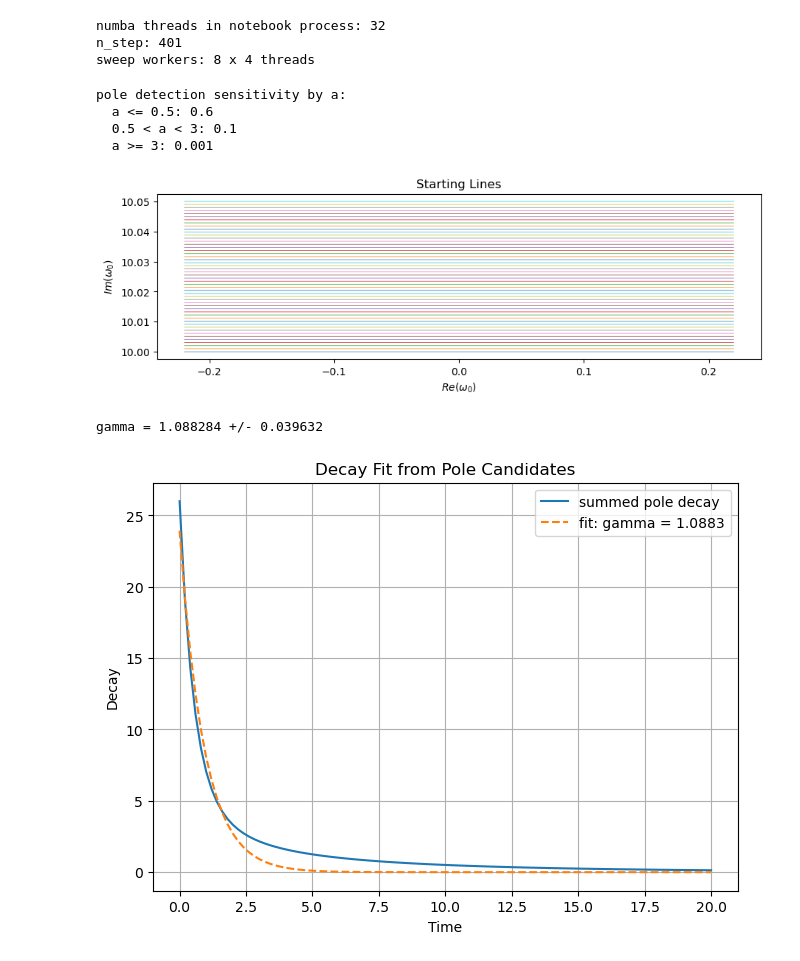
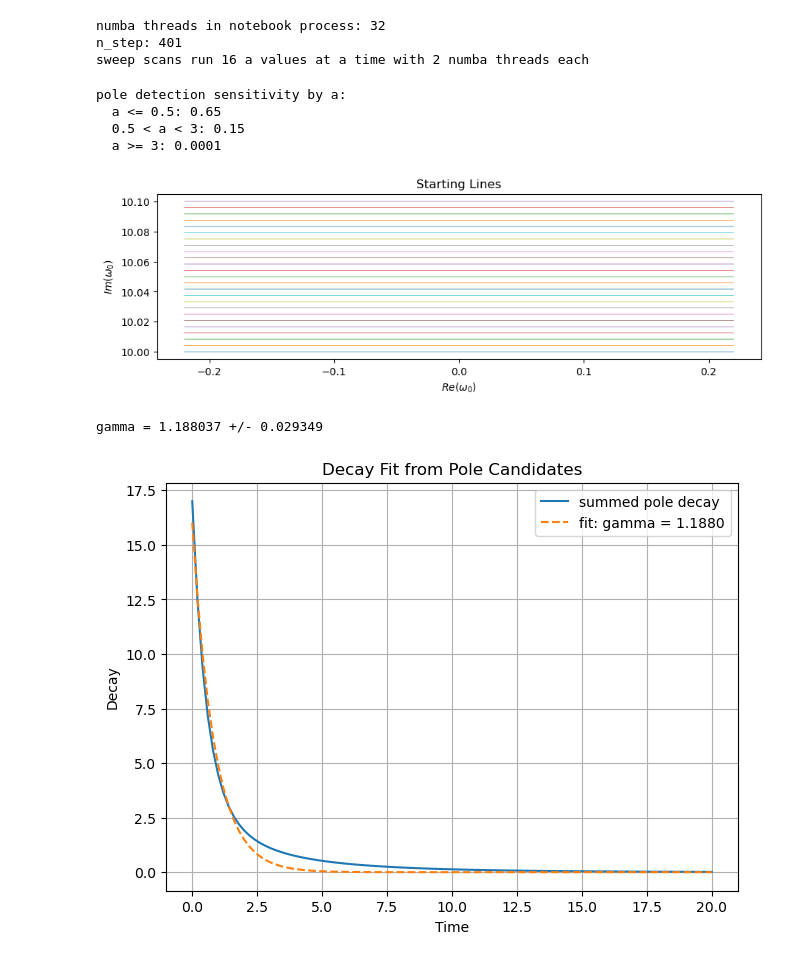
Before and after one commit to yygarypeng/thermalization-black-hole-model-with-inverted-harmonic-potential, a Jupyter notebook: greens_func.ipynb, the cells around one changed output. Cells and saved outputs as stored; diff of their text form; code cells hidden in the pictures.

```diff
--- a/greens_func.ipynb
+++ b/greens_func.ipynb
@@ -30,7 +32,9 @@ figure_dir.mkdir(exist_ok=True)
 worker_dir = Path('.worker_results')
 worker_dir.mkdir(exist_ok=True)
 
-total_cpus = int(os.environ.get('NUMBA_NUM_THREADS', 32))
+# total_cpus = int(os.environ.get('NUMBA_NUM_THREADS', 32))
+n_parallel_a = 16
+threads_per_job = 2
 
 # numerical grid
 eps = 1e-8
@@ -46,14 +50,14 @@ def output_w_range(a_lst):
     return -w0_lst, w0_lst
 
 w0_min_by_a, w0_max_by_a = output_w_range(a_values)
-n_w0 = 5_000
+n_w0 = 10_000
 w0_unit = np.linspace(0.0, 1.0, n_w0)
 w0_real_arr_by_a = (
     w0_min_by_a[:, None]
     + (w0_max_by_a - w0_min_by_a)[:, None] * w0_unit[None, :]
 )
 w0_real_arr = w0_real_arr_by_a[0]  # representative grid for the starting-line plot
-w0_imag_values = np.linspace(10.0, 10.05, 50)
+w0_imag_values = np.linspace(10.0, 10.1, 25)
 
 # model
 m = 0.05
@@ -67,30 +71,21 @@ g_abs_max = 1e16
 # pole detection and sweep
 low_sensitivity_max_a = 0.5
 high_sensitivity_min_a = 3.0
-low_a_pole_sensitivity = 0.6
-mid_a_pole_sensitivity = 0.1
-high_a_pole_sensitivity = 0.001
-
-# external workers
-sweep_n_jobs = min(len(a_values), 8)
-sweep_num_threads_per_job = 4
-if sweep_n_jobs * sweep_num_threads_per_job != total_cpus:
-    raise ValueError(
-        f'sweep uses {sweep_n_jobs * sweep_num_threads_per_job} threads, '
-        f'but total_cpus is {total_cpus}'
-    )
+low_a_pole_sensitivity = 0.65
+mid_a_pole_sensitivity = 0.15
+high_a_pole_sensitivity = 0.0001
 
 plot_log_vmin = -1.3
 plot_log_vmax = 0.3
 
-set_num_threads(total_cpus)
+# set_num_threads(total_cpus)
 print(f"numba threads in notebook process: {get_num_threads()}")
 print(f"n_step: {n_step}")
-print(f"sweep workers: {sweep_n_jobs} x {sweep_num_threads_per_job} threads")
+print(f"sweep scans run {n_parallel_a} a values at a time with {threads_per_job} numba threads each")
 # %% [output]
 numba threads in notebook process: 32
 n_step: 401
-sweep workers: 8 x 4 threads
+sweep scans run 16 a values at a time with 2 numba threads each
 # %%
 def pole_sensitivity_for_a(a_value):
     return make_pole_sensitivity_for_a(
@@ -120,7 +115,7 @@ print(f'  {low_sensitivity_max_a:g} < a < {high_sensitivity_min_a:g}: {mid_a_pol
 print(f'  a >= {high_sensitivity_min_a:g}: {high_a_pole_sensitivity}')
 # %% [output]
 pole detection sensitivity by a:
-  a <= 0.5: 0.6
-  0.5 < a < 3: 0.1
-  a >= 3: 0.001
+  a <= 0.5: 0.65
+  0.5 < a < 3: 0.15
+  a >= 3: 0.0001
 # %%
@@ -312,41 +268,43 @@ plot_w0_starting_lines(
     save_path=figure_dir / 'w0_starting_lines.pdf',
 )
 # %% [output]
-[figure, old version]
+[figure, new version]
 # %%
 # decay fit for a = 1 using the same log|G| grid used by the sweep
 decay_a = 1.0
 decay_idx = int(np.flatnonzero(np.isclose(a_values, decay_a))[0])
 decay_w0_arr = (
     w0_real_arr_by_a[decay_idx][None, :]
     + 1j * w0_imag_values[:, None]
 ).ravel()
 gamma, gamma_err, n_poles, decay_log_abs_g, decay_pole_w = compute_sweep_scan_for_a(
     decay_a,
     decay_w0_arr,
     pole_config_for_a(decay_a),
     eps,
     m,
     n_step,
     denom_floor,
     g_abs_max,
-    threads=total_cpus,
+    len(w0_imag_values),
+    len(w0_real_arr_by_a[decay_idx]),
+    threads=16,
 )
 del decay_log_abs_g
 gc.collect()
 gamma, gamma_err, time, decay_curves, fit_curve = fit_gamma_from_poles(
     decay_pole_w
 )
 print(f'gamma = {gamma:.6f} +/- {gamma_err:.6f}')
 plot_decay_fit(
     gamma,
     time,
     decay_curves,
     fit_curve,
     save_path=figure_dir / f'decay_fit_a_{format_a_for_filename(decay_a)}.pdf',
 )
 # %% [output]
-gamma = 1.088284 +/- 0.039632
+gamma = 1.188037 +/- 0.029349
-[figure, old version]
+[figure, new version]
 # %%
 # sweep a and fit gamma = C * a^x
```
Also changed, not shown: parts of 4 cells of this notebook, 8 other files.
